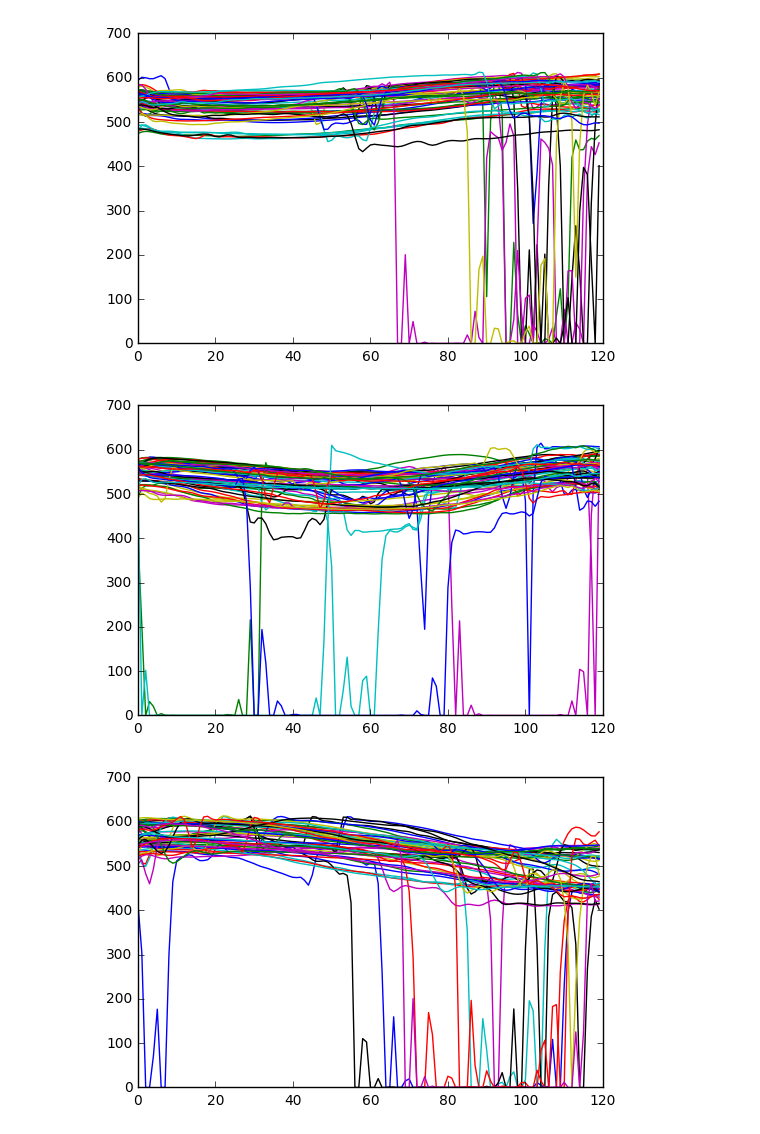
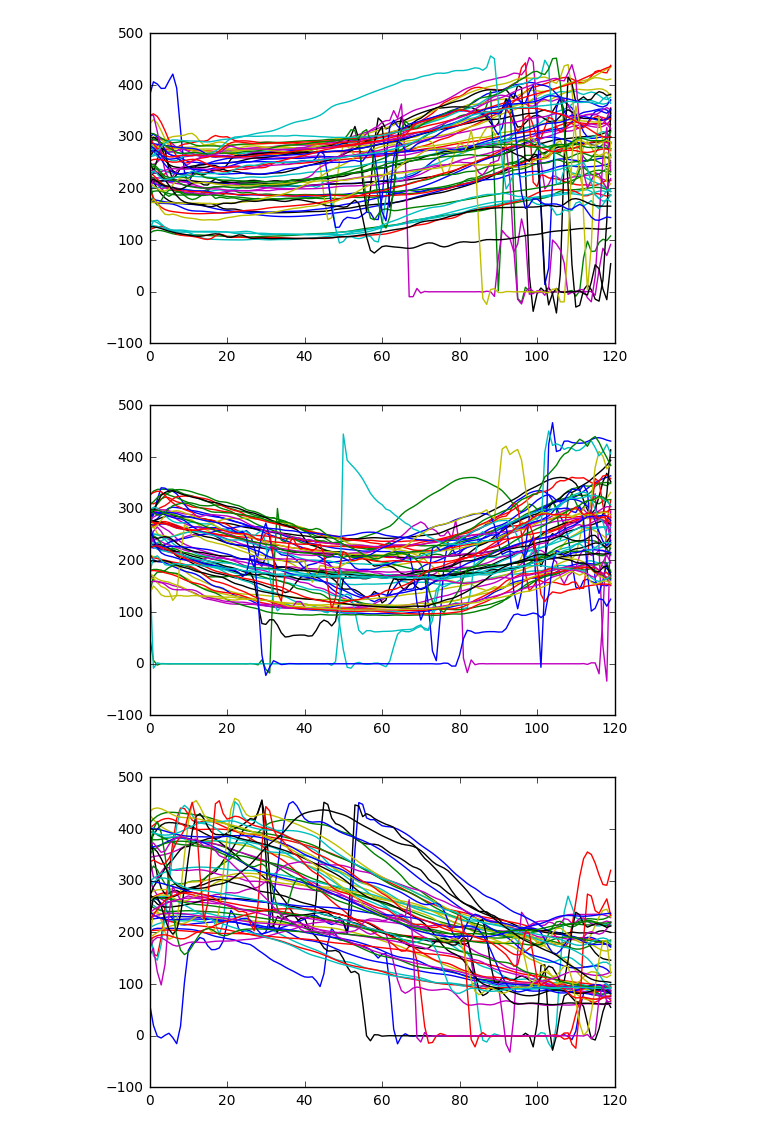
Before and after one commit to BreakVoid/DL_Project, a Jupyter notebook: overlap-plot.ipynb, the cells around one changed output. Cells and saved outputs as stored; diff of their text form; code cells hidden in the pictures.

```diff
--- a/overlap-plot.ipynb
+++ b/overlap-plot.ipynb
@@ -80,7 +80,7 @@ plt.show()
 Engy, F0, Y = data_utils.LoadData('test')
 Engy, F0 = data_utils.IgnoreLowEnergyFrequence(Engy, F0)
 Engy, F0 = data_utils.TrimData(Engy, F0)
-Engy, F0 = data_utils.LogData(Engy, F0)
+# Engy, F0 = data_utils.LogData(Engy, F0)
 Engy, F0 = data_utils.NormalizeDataLengthWithInterpolation(Engy, F0, result_len=120)
 
 data_utils.SaveData(Engy, F0, Y, 'test')
@@ -114,3 +114,3 @@ plt.show()
-[figure, old version]
+[figure, new version]
-[figure, old version]
+[figure, new version]
-[figure, old version]
+[figure, new version]
```
Also changed, not shown: parts of 3 cells of this notebook, 13 other files.
